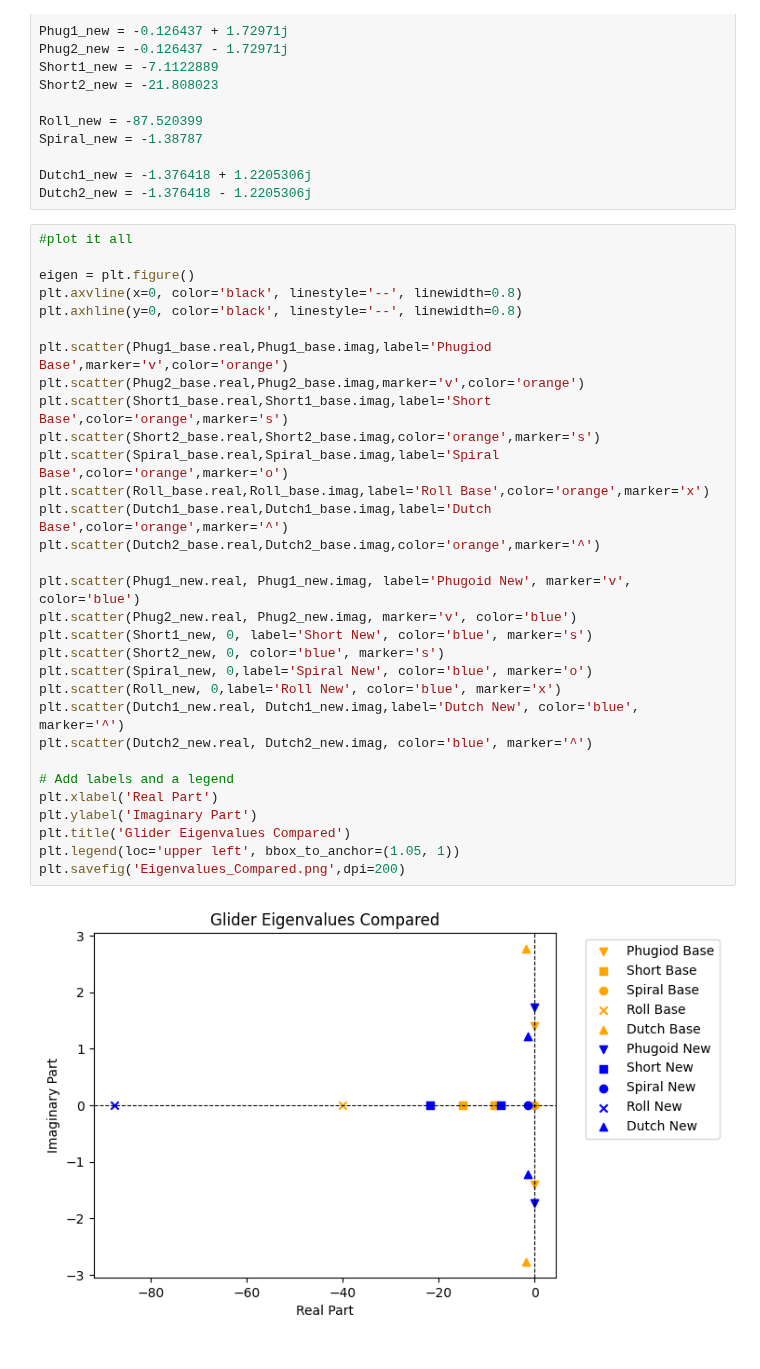
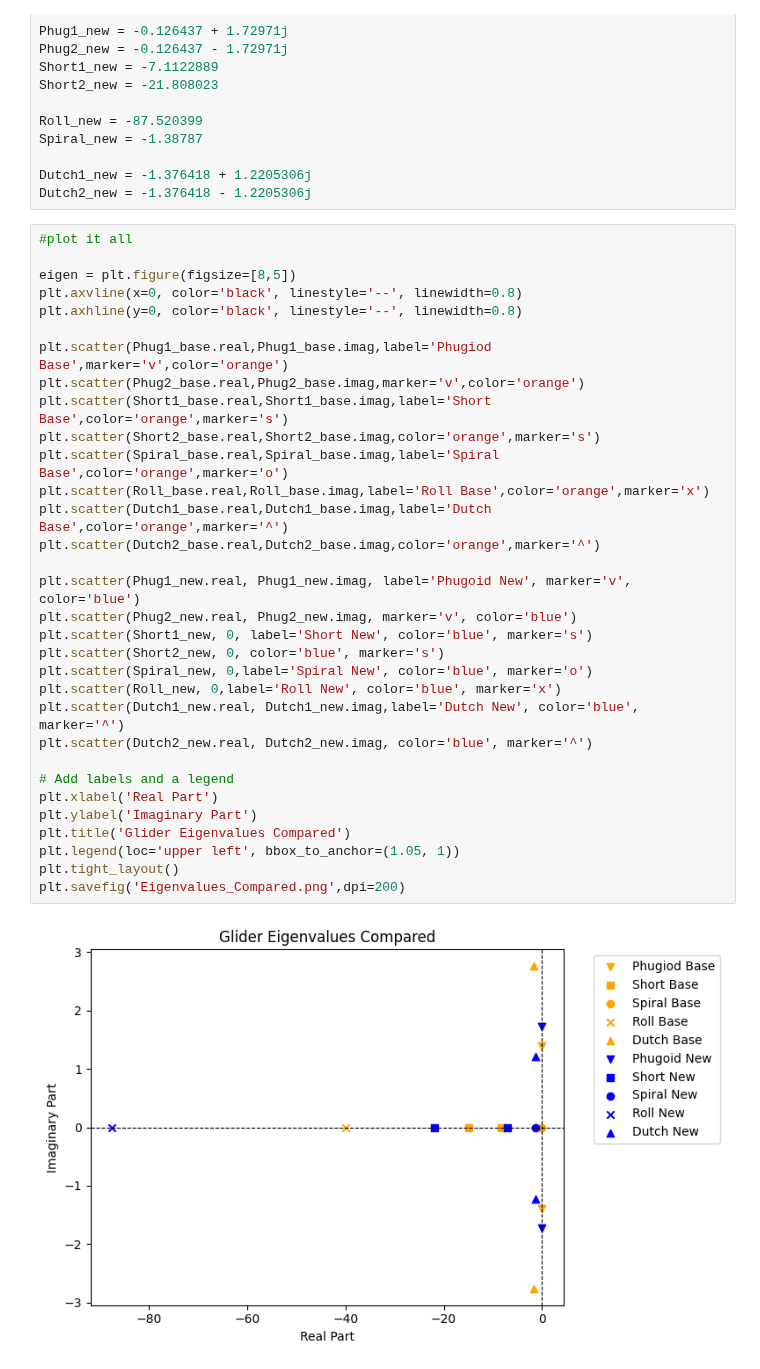
Before and after one commit to EricMLarsen/Spring_2024, a Jupyter notebook: Dynamics of Atmospheric Flight/Plot_Eigen/Plot_eigenvalues.ipynb, the cells around one changed output. Drawn from its saved outputs; the diff is of its cells as text.

```diff
--- a/Dynamics of Atmospheric Flight/Plot_Eigen/Plot_eigenvalues.ipynb
+++ b/Dynamics of Atmospheric Flight/Plot_Eigen/Plot_eigenvalues.ipynb
@@ -30,33 +30,34 @@ Dutch2_new = -1.376418 - 1.2205306j
 # %%
 #plot it all
 
-eigen = plt.figure()
+eigen = plt.figure(figsize=[8,5])
 plt.axvline(x=0, color='black', linestyle='--', linewidth=0.8)
 plt.axhline(y=0, color='black', linestyle='--', linewidth=0.8)
 
 plt.scatter(Phug1_base.real,Phug1_base.imag,label='Phugiod Base',marker='v',color='orange')
 plt.scatter(Phug2_base.real,Phug2_base.imag,marker='v',color='orange')
 plt.scatter(Short1_base.real,Short1_base.imag,label='Short Base',color='orange',marker='s')
 plt.scatter(Short2_base.real,Short2_base.imag,color='orange',marker='s')
 plt.scatter(Spiral_base.real,Spiral_base.imag,label='Spiral Base',color='orange',marker='o')
 plt.scatter(Roll_base.real,Roll_base.imag,label='Roll Base',color='orange',marker='x')
 plt.scatter(Dutch1_base.real,Dutch1_base.imag,label='Dutch Base',color='orange',marker='^')
 plt.scatter(Dutch2_base.real,Dutch2_base.imag,color='orange',marker='^')
 
 plt.scatter(Phug1_new.real, Phug1_new.imag, label='Phugoid New', marker='v', color='blue')
 plt.scatter(Phug2_new.real, Phug2_new.imag, marker='v', color='blue')
 plt.scatter(Short1_new, 0, label='Short New', color='blue', marker='s')
 plt.scatter(Short2_new, 0, color='blue', marker='s')
 plt.scatter(Spiral_new, 0,label='Spiral New', color='blue', marker='o')
 plt.scatter(Roll_new, 0,label='Roll New', color='blue', marker='x')
 plt.scatter(Dutch1_new.real, Dutch1_new.imag,label='Dutch New', color='blue', marker='^')
 plt.scatter(Dutch2_new.real, Dutch2_new.imag, color='blue', marker='^')
 
 # Add labels and a legend
 plt.xlabel('Real Part')
 plt.ylabel('Imaginary Part')
 plt.title('Glider Eigenvalues Compared')
 plt.legend(loc='upper left', bbox_to_anchor=(1.05, 1))
+plt.tight_layout()
 plt.savefig('Eigenvalues_Compared.png',dpi=200)
 # %% [output]
-[figure, old version]
+[figure, new version]
```
Also changed, not shown: 1 other file.
